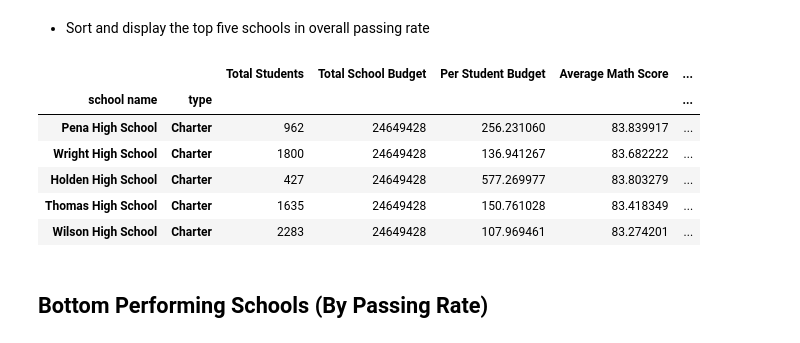
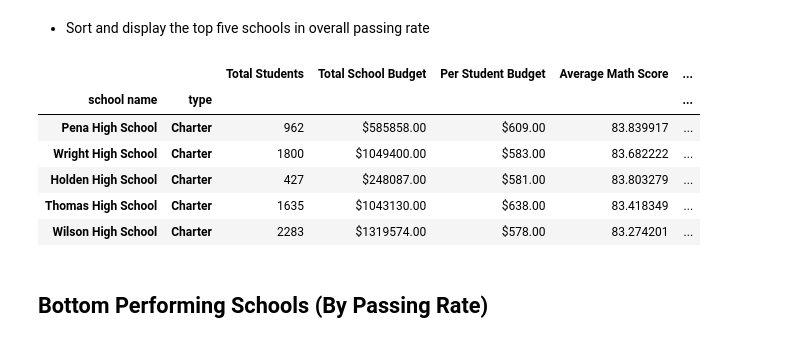
Before and after one commit to Meghanavmr/PyCitySchools, a Jupyter notebook: PyCitySchools_starter.ipynb, the cells around one changed output. Cells and saved outputs as stored; diff of their text form; code cells hidden in the pictures.

```diff
--- a/PyCitySchools_starter.ipynb
+++ b/PyCitySchools_starter.ipynb
@@ -167,24 +162,25 @@ grouped_school_data = school_data_complete_new.groupby(['school name', "type"])
 
 
 total_students_grp = grouped_school_data["Student ID"].count()
-total_budget_grp = school_df["budget"].sum()
-# total_budget_grp = grouped_school_data["budget"].sum()
-per_stu_budget_grp =  (total_budget_grp/ total_students_grp)/100
+# total_budget_grp = grouped_school_data["budget"]
+# total_budget_grp_var = total_budget_grp/ total_students_grp
+total_budget_grp = grouped_school_data["budget"].mean()
+per_stu_budget_grp =  (total_budget_grp/ total_students_grp)
 avgmathscore_grp = grouped_school_data["math_score"].mean()
 avgreadingscore_grp = grouped_school_data["reading_score"].mean()
-passingmath_grp = school_data_complete_new.query('math_score >70')["School ID"].count()/ total_students_grp * 100
-passingreading_grp = school_data_complete_new.query('reading_score >70')["School ID"].count()/ total_students_grp * 100
-overallpassrate_grp = (avgmathscore_grp + avgreadingscore_grp)/2
+passingmath_grp = school_data_complete_new.query('math_score >70')["School ID"].count()/ total_students_grp
+passingreading_grp = school_data_complete_new.query('reading_score >70')["School ID"].count()/ total_students_grp
+overallpassrate_grp = ((avgmathscore_grp + avgreadingscore_grp)/2)
 
 # Converting a GroupBy object into a DataFrame
 grouped_school_data_df = pd.DataFrame({"Total Students":total_students_grp,
-                                       "Total School Budget": total_budget_grp,
-                                       "Per Student Budget":per_stu_budget_grp,
+                                       "Total School Budget": total_budget_grp.map("${:.2f}".format),
+                                       "Per Student Budget":per_stu_budget_grp.map("${:.2f}".format),
                                        "Average Math Score": avgmathscore_grp,
                                        "Average Reading Score": avgreadingscore_grp,
                                        "% Passing Math":passingmath_grp,
                                        "% Passing Reading":passingmath_grp,
-                                        "Overall Passing Rate":overallpassrate_grp
+                                        "%Overall Passing Rate":overallpassrate_grp
 
 
 })
@@ -196,7 +192,7 @@ grouped_school_data_df = grouped_school_data_df[[  "Total Students",
     "Average Reading Score",
      "% Passing Math",
      "% Passing Math",
-    "Overall Passing Rate"]]
+    "%Overall Passing Rate"]]
 
 
 grouped_school_data_df
@@ -223,16 +219,16 @@ grouped_school_data_df.head(10)
 * Sort and display the top five schools in overall passing rate
 # %%
 Top_schools = grouped_school_data_df.sort_values(
-    ["Overall Passing Rate"], ascending=False)
+    ["%Overall Passing Rate"], ascending=False)
 Top_schools.head()
 # %% [output]
 |  |  | Total Students | Total School Budget | Per Student Budget | Average Math Score | ... |
 | school name | type |  |  |  |  | ... |
-| Pena High School | Charter | 962 | 24649428 | 256.231060 | 83.839917 | ... |
-| Wright High School | Charter | 1800 | 24649428 | 136.941267 | 83.682222 | ... |
-| Holden High School | Charter | 427 | 24649428 | 577.269977 | 83.803279 | ... |
-| Thomas High School | Charter | 1635 | 24649428 | 150.761028 | 83.418349 | ... |
-| Wilson High School | Charter | 2283 | 24649428 | 107.969461 | 83.274201 | ... |
+| Pena High School | Charter | 962 | $585858.00 | $609.00 | 83.839917 | ... |
+| Wright High School | Charter | 1800 | $1049400.00 | $583.00 | 83.682222 | ... |
+| Holden High School | Charter | 427 | $248087.00 | $581.00 | 83.803279 | ... |
+| Thomas High School | Charter | 1635 | $1043130.00 | $638.00 | 83.418349 | ... |
+| Wilson High School | Charter | 2283 | $1319574.00 | $578.00 | 83.274201 | ... |
 # %% [markdown]
 ## Bottom Performing Schools (By Passing Rate)
 # %% [markdown]
```
Also changed, not shown: parts of 5 cells of this notebook, 1 other file.
